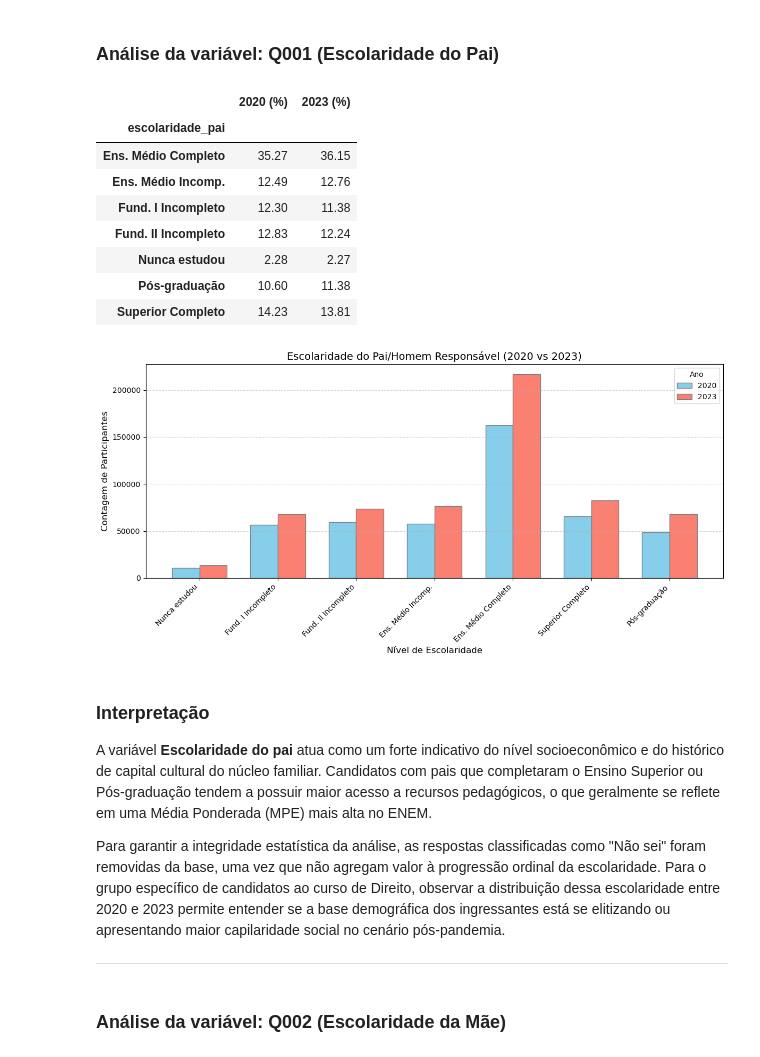
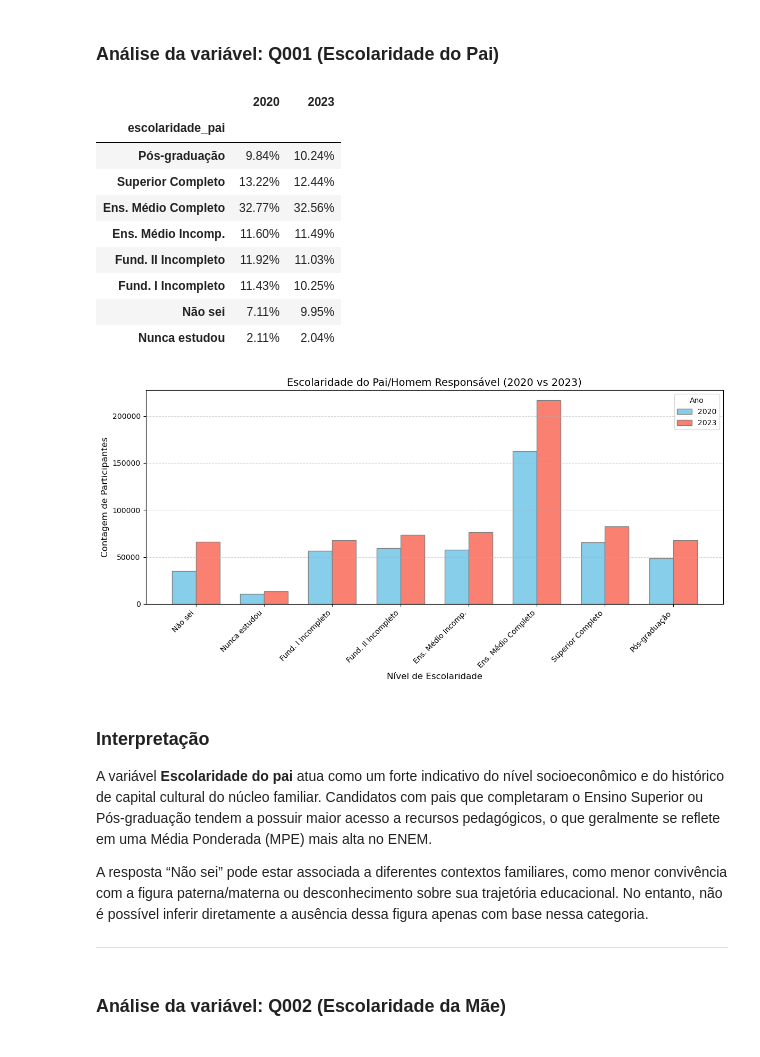
Before and after one commit to AllineOliveira/Projeto-2-Cdados, a Jupyter notebook: Projeto 2 - Grupo 6 2.ipynb, the cells around one changed output. Cells and saved outputs as stored; diff of their text form; code cells hidden in the pictures.

```diff
--- a/Projeto 2 - Grupo 6 2.ipynb
+++ b/Projeto 2 - Grupo 6 2.ipynb
@@ -442,6 +439,13 @@ enem2020_final.to_csv(
 # Utilizando o DF tratado para reduzir tempo
 Quando estiver as bases tratadas salvas, execute apenas a partir desse ponto, para poupar tempo.
 # %%
+%matplotlib inline
+import pandas as pd
+import matplotlib.pyplot as plt
+import numpy as np
+import seaborn as sb
+import os
+pd.set_option('display.max_columns', None)
 dados2023 = pd.read_csv(
     '../dadosTratados2023.csv',
     sep=';',
@@ -468,6 +472,8 @@ dados2020['IFDM'] = pd.to_numeric(
     dados2020['IFDM'].str.replace(',', '.'),
     errors='coerce'
 )
+dados2020=dados2020.drop(columns='Unnamed: 0')
+dados2023=dados2023.drop(columns='Unnamed: 0')
 # %% [markdown]
 # ANÁLISE EXPLORATÓRIA DOS DADOS
 # %%
@@ -746,17 +763,24 @@ ___
 # --- LIMPEZA DOS DADOS ---
 
 # Filtrando para tirar o "Não sei" e os NaN
-
-df20_pai = dados2020[(dados2020['escolaridade_pai'] != 'Não sei') & (dados2020['escolaridade_pai'].notna())]
-df23_pai = dados2023[(dados2023['escolaridade_pai'] != 'Não sei') & (dados2023['escolaridade_pai'].notna())]
+df20_pai = dados2020[(dados2020['escolaridade_pai'].notna())]
+df23_pai = dados2023[(dados2023['escolaridade_pai'].notna())]
 # %%
 # 1. Tabelas de Frequência (%)
 
 pct_2020_pai = (df20_pai['escolaridade_pai'].value_counts(normalize=True) * 100).round(2)
 pct_2023_pai = (df23_pai['escolaridade_pai'].value_counts(normalize=True) * 100).round(2)
 
-tabela_pai = pd.DataFrame({'2020 (%)': pct_2020_pai, '2023 (%)': pct_2023_pai})
-display(tabela_pai)
+ordem = ['Pós-graduação','Superior Completo','Ens. Médio Completo','Ens. Médio Incomp.','Fund. II Incompleto','Fund. I Incompleto','Não sei','Nunca estudou']
+display(
+pd.concat([
+    df20_pai['escolaridade_pai'].value_counts(normalize=True).reindex(ordem),
+    df23_pai['escolaridade_pai'].value_counts(normalize=True).reindex(ordem)
+], axis=1
+).set_axis(['2020', '2023'], axis=1
+).fillna(0
+).style.format('{:.2%}')
+)
 
 # Contagem
 
@@ -767,60 +791,62 @@ cont_2023_pai = df23_pai['escolaridade_pai'].value_counts()
 # 2. Configurando o Gráfico
 
 ordem_categorias = [
+    'Não sei',
     'Nunca estudou',
     'Fund. I Incompleto',
     'Fund. II Incompleto',
     'Ens. Médio Incomp.',
     'Ens. Médio Completo',
     'Superior Completo',
-    'Pós-graduação'
+    'Pós-graduação',
 ]
 
 
 valores20_pai = cont_2020_pai.reindex(ordem_categorias, fill_value=0).values
 valores23_pai = cont_2023_pai.reindex(ordem_categorias, fill_value=0).values
 
 largura_barra = 0.35
 r1_pai = np.arange(len(ordem_categorias))
 r2_pai = [x + largura_barra for x in r1_pai]
 
 
 # 3. Plot do Gráfico
 
 plt.figure(figsize=(12, 6))
 
 plt.bar(r1_pai, valores20_pai, color='skyblue', width=largura_barra, edgecolor='gray', label='2020')
 plt.bar(r2_pai, valores23_pai, color='salmon', width=largura_barra, edgecolor='gray', label='2023')
 
 plt.title('Escolaridade do Pai/Homem Responsável (2020 vs 2023)', fontsize=14)
 plt.ylabel('Contagem de Participantes', fontsize=12)
 plt.xlabel('Nível de Escolaridade', fontsize=12)
 
 # Rotação de 45 graus para os textos caberem perfeitamente
 plt.xticks([r + largura_barra/2 for r in r1_pai], ordem_categorias, rotation=45, ha='right')
 
 plt.grid(axis='y', linestyle='--', alpha=0.5)
 plt.legend(title='Ano')
 plt.tight_layout()
 
 plt.show()
 # %% [output]
-|  | 2020 (%) | 2023 (%) |
+|  | 2020 | 2023 |
 | escolaridade_pai |  |  |
-| Ens. Médio Completo | 35.27 | 36.15 |
-| Ens. Médio Incomp. | 12.49 | 12.76 |
-| Fund. I Incompleto | 12.30 | 11.38 |
-| Fund. II Incompleto | 12.83 | 12.24 |
-| Nunca estudou | 2.28 | 2.27 |
-| Pós-graduação | 10.60 | 11.38 |
-| Superior Completo | 14.23 | 13.81 |
+| Pós-graduação | 9.84% | 10.24% |
+| Superior Completo | 13.22% | 12.44% |
+| Ens. Médio Completo | 32.77% | 32.56% |
+| Ens. Médio Incomp. | 11.60% | 11.49% |
+| Fund. II Incompleto | 11.92% | 11.03% |
+| Fund. I Incompleto | 11.43% | 10.25% |
+| Não sei | 7.11% | 9.95% |
+| Nunca estudou | 2.11% | 2.04% |
-[figure, old version]
+[figure, new version]
 # %% [markdown]
 ### Interpretação
 
 A variável **Escolaridade do pai** atua como um forte indicativo do nível socioeconômico e do histórico de capital cultural do núcleo familiar. Candidatos com pais que completaram o Ensino Superior ou Pós-graduação tendem a possuir maior acesso a recursos pedagógicos, o que geralmente se reflete em uma Média Ponderada (MPE) mais alta no ENEM.
 
-Para garantir a integridade estatística da análise, as respostas classificadas como "Não sei" foram removidas da base, uma vez que não agregam valor à progressão ordinal da escolaridade. Para o grupo específico de candidatos ao curso de Direito, observar a distribuição dessa escolaridade entre 2020 e 2023 permite entender se a base demográfica dos ingressantes está se elitizando ou apresentando maior capilaridade social no cenário pós-pandemia.
+A resposta “Não sei” pode estar associada a diferentes contextos familiares, como menor convivência com a figura paterna/materna ou desconhecimento sobre sua trajetória educacional. No entanto, não é possível inferir diretamente a ausência dessa figura apenas com base nessa categoria.
 ___
 # %% [markdown]
 ### Análise da variável: Q002 (Escolaridade da Mãe) ###
```
Also changed, not shown: parts of 15 cells of this notebook.
